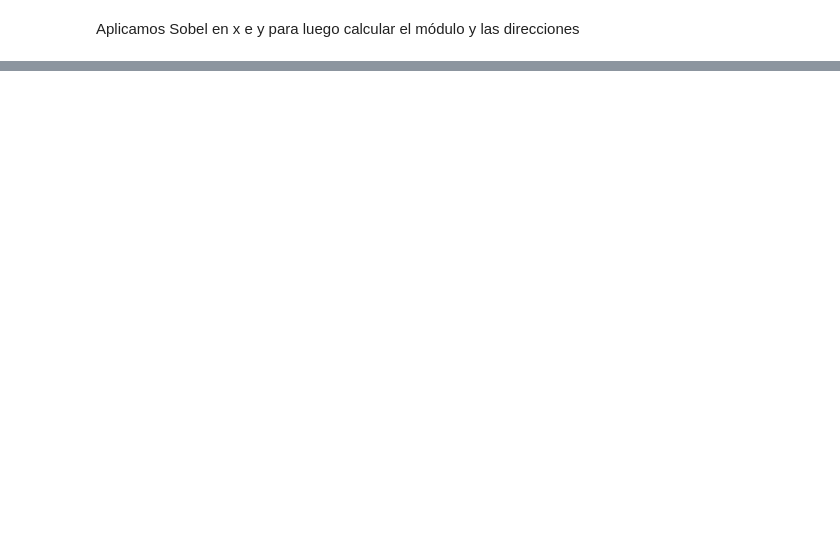
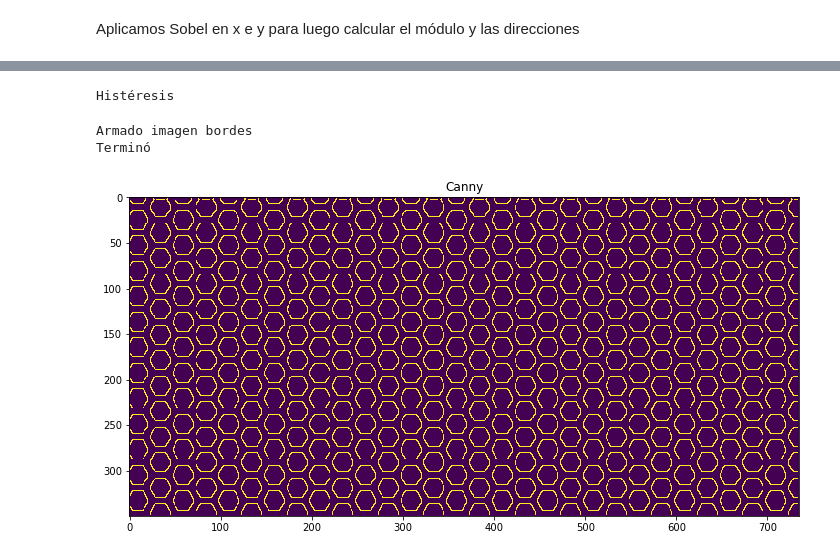
Before and after one commit to sebasesto/CEIA, a Jupyter notebook: VC1/TP2_Sesto/TP2_Vision1_Sesto.ipynb, the cells around one changed output, grey strips where cells are left out. Saved outputs shown, nothing was run; the diff lists cells and outputs as text; code cells hidden in the pictures; blank space fills up the shorter version.

```diff
--- a/VC1/TP2_Sesto/TP2_Vision1_Sesto.ipynb
+++ b/VC1/TP2_Sesto/TP2_Vision1_Sesto.ipynb
@@ -142,3 +107,52 @@ Terminó
+# %%
+# Umbralizado por histéresis
+#===========================
+UmbralAlto = 21
+UmbralBajo = 15
+
+M, N = Non_max.shape
+out = np.zeros((M,N), dtype= np.uint8)
+
+# Si la intensidad de un borde es mayor a 'UmbralAlto' es seguro un umbral, debajo de 'UmbralBajo' seguro no es
+strong_i, strong_j = np.where(Non_max >= UmbralAlto)
+zeros_i, zeros_j = np.where(Non_max < UmbralBajo)
+
+# Bordes débiles
+weak_i, weak_j = np.where((Non_max <= UmbralAlto) & (Non_max >= UmbralBajo))
+
+# Setear el mismo valor a todos los tipos de píxel
+out[strong_i, strong_j] = 255
+out[zeros_i, zeros_j ] = 0
+out[weak_i, weak_j] = 75
+
+print('Histéresis')
+# %% [output]
+Histéresis
+# %%
+# Armo la imagen de bordes
+#=========================
+M, N = out.shape
+for i in range(1, M-1):
+    for j in range(1, N-1):
+        if (out[i,j] == 75):
+            if 255 in [out[i+1, j-1],out[i+1, j],out[i+1, j+1],out[i, j-1],out[i, j+1],out[i-1, j-1],out[i-1, j],out[i-1, j+1]]:
+                out[i, j] = 255
+            else:
+                out[i, j] = 0
+
+print('Armado imagen bordes')
+
+# Muestro la imagen
+#==================
+#cv.imshow("Canny",out)
+plt.figure()
+plt.title("Canny")
+plt.imshow(out)
+print("Terminó")
+# %% [output]
+Armado imagen bordes
+Terminó
+[figure, added]
 # %%
 # Colorear los bordes
 #====================
```
Also changed, not shown: parts of 6 cells of this notebook, 1 other file.
